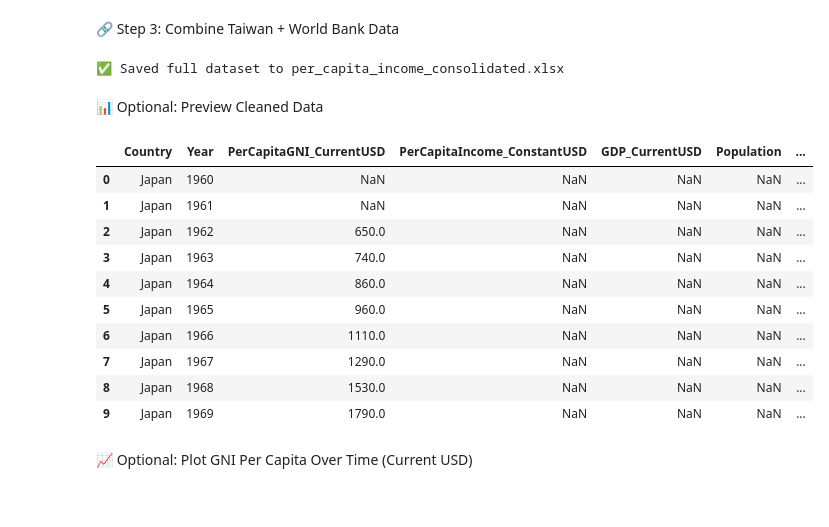
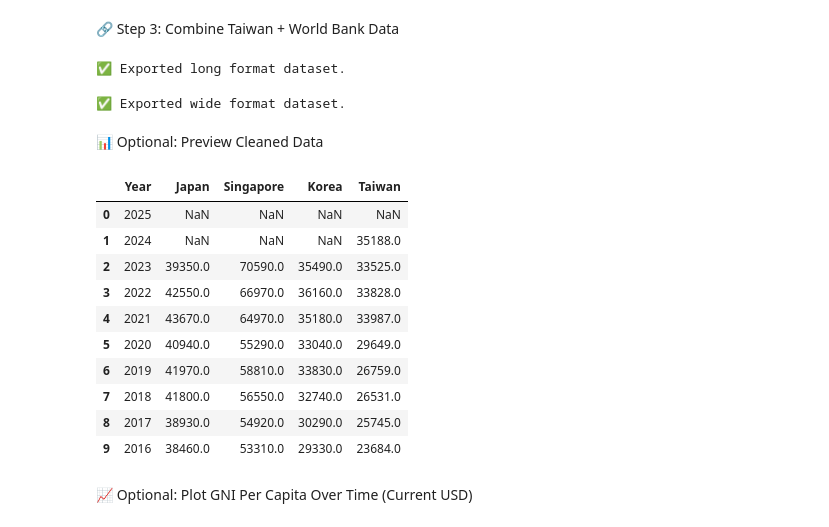
Before and after one commit to phoebenyi/per-capita-income, a Jupyter notebook: per_capita_income_1950_onward.ipynb, the cells around one changed output. Saved outputs shown, nothing was run; the diff lists cells and outputs as text; code cells hidden in the pictures.

Commit message:
updated to export in long or wide format

```diff
--- a/per_capita_income_1950_onward.ipynb
+++ b/per_capita_income_1950_onward.ipynb
@@ -172,38 +172,50 @@ print("✅ Saved World Bank GNI data to openbb_countries.xlsx")
 ✅ Saved World Bank GNI data to openbb_countries.xlsx
 # %% [markdown]
 🔗 Step 3: Combine Taiwan + World Bank Data
+# %%
+# Load both data sources
+taiwan = pd.read_excel("taiwan_gni.xlsx")
+openbb_countries = pd.read_excel("openbb_countries.xlsx")
+
+# Combine and sort
+combined = pd.concat([taiwan, openbb_countries])
+combined = combined.sort_values(by=["Country", "Year"]).reset_index(drop=True)
+
+#Export long form data
+combined.to_excel("per_capita_income_long.xlsx", index=False)  # full long-form data
+print("✅ Exported long format dataset.")
+# %% [output]
+✅ Exported long format dataset.
 # %%
-# Load both data sources
-taiwan = pd.read_excel("taiwan_gni.xlsx")
-openbb_countries = pd.read_excel("openbb_countries.xlsx")
+# 📊 Pivot data for easier comparison between countries (wide format)
+comparison_df = combined.pivot(index="Year", columns="Country", values="PerCapitaGNI_CurrentUSD")
+comparison_df = comparison_df[["Japan", "Singapore", "Korea", "Taiwan"]]  # ensure order
+comparison_df = comparison_df.sort_index(ascending=False)
 
-# Combine and sort
-combined = pd.concat([taiwan, openbb_countries])
-combined = combined.sort_values(by=["Country", "Year"]).reset_index(drop=True)
-
-# Export final dataset
-combined.to_excel("per_capita_income_consolidated.xlsx", index=False)
-print("✅ Saved full dataset to per_capita_income_consolidated.xlsx")
+# Export visual comparison
+comparison_df.to_excel("per_capita_income_comparison.xlsx")  # for visual inspection
+print("✅ Exported wide format dataset.")
 # %% [output]
-✅ Saved full dataset to per_capita_income_consolidated.xlsx
+✅ Exported wide format dataset.
 # %% [markdown]
 📊 Optional: Preview Cleaned Data
 # %%
 # Load final dataset
-df = pd.read_excel("per_capita_income_consolidated.xlsx")
+# df = pd.read_excel("per_capita_income_long.xlsx")
+df = pd.read_excel("per_capita_income_comparison.xlsx")
 df.head(10)
 # %% [output]
-|  | Country | Year | PerCapitaGNI_CurrentUSD | PerCapitaIncome_ConstantUSD | GDP_CurrentUSD | Population | ... |
-| 0 | Japan | 1960 | NaN | NaN | NaN | NaN | ... |
-| 1 | Japan | 1961 | NaN | NaN | NaN | NaN | ... |
-| 2 | Japan | 1962 | 650.0 | NaN | NaN | NaN | ... |
-| 3 | Japan | 1963 | 740.0 | NaN | NaN | NaN | ... |
-| 4 | Japan | 1964 | 860.0 | NaN | NaN | NaN | ... |
-| 5 | Japan | 1965 | 960.0 | NaN | NaN | NaN | ... |
-| 6 | Japan | 1966 | 1110.0 | NaN | NaN | NaN | ... |
-| 7 | Japan | 1967 | 1290.0 | NaN | NaN | NaN | ... |
-| 8 | Japan | 1968 | 1530.0 | NaN | NaN | NaN | ... |
-| 9 | Japan | 1969 | 1790.0 | NaN | NaN | NaN | ... |
+|  | Year | Japan | Singapore | Korea | Taiwan |
+| 0 | 2025 | NaN | NaN | NaN | NaN |
+| 1 | 2024 | NaN | NaN | NaN | 35188.0 |
+| 2 | 2023 | 39350.0 | 70590.0 | 35490.0 | 33525.0 |
+| 3 | 2022 | 42550.0 | 66970.0 | 36160.0 | 33828.0 |
+| 4 | 2021 | 43670.0 | 64970.0 | 35180.0 | 33987.0 |
+| 5 | 2020 | 40940.0 | 55290.0 | 33040.0 | 29649.0 |
+| 6 | 2019 | 41970.0 | 58810.0 | 33830.0 | 26759.0 |
+| 7 | 2018 | 41800.0 | 56550.0 | 32740.0 | 26531.0 |
+| 8 | 2017 | 38930.0 | 54920.0 | 30290.0 | 25745.0 |
+| 9 | 2016 | 38460.0 | 53310.0 | 29330.0 | 23684.0 |
 # %% [markdown]
 📈 Optional: Plot GNI Per Capita Over Time (Current USD)
 # %%
```
Also changed, not shown: parts of 3 cells of this notebook.
